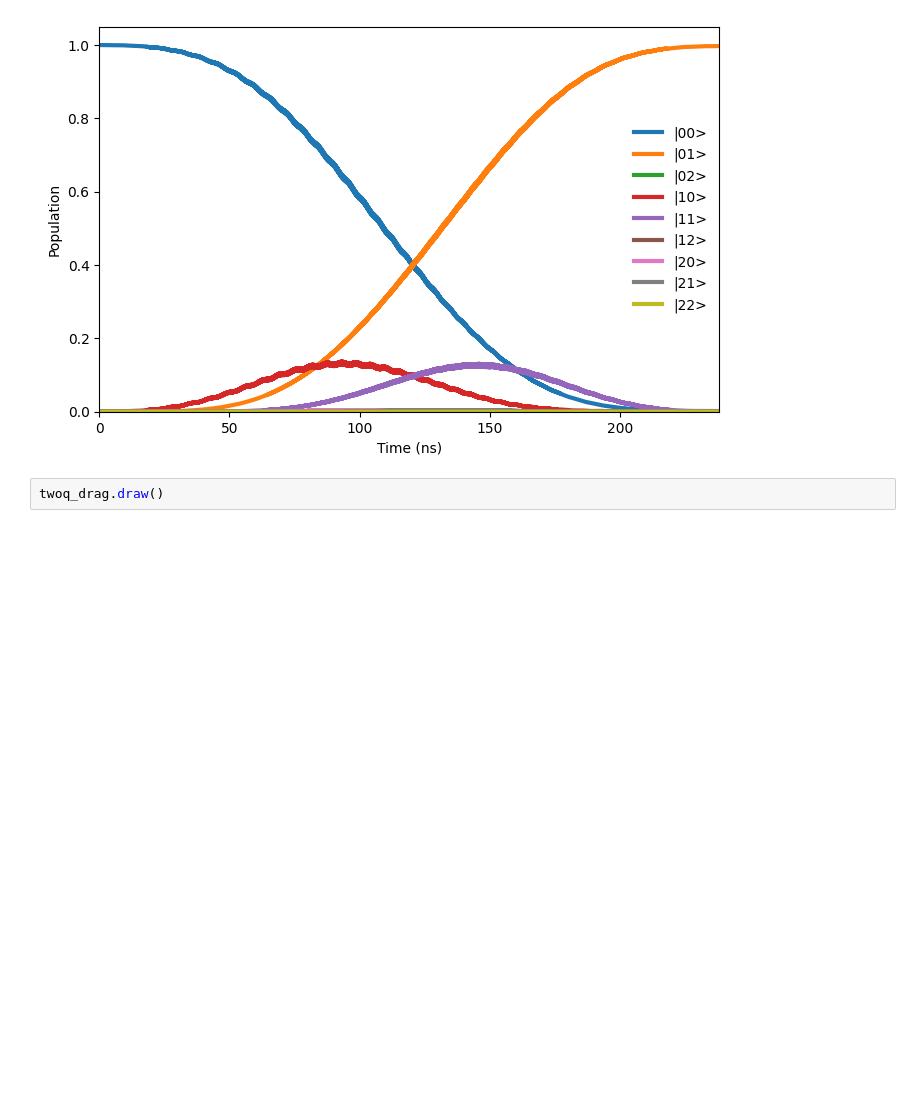
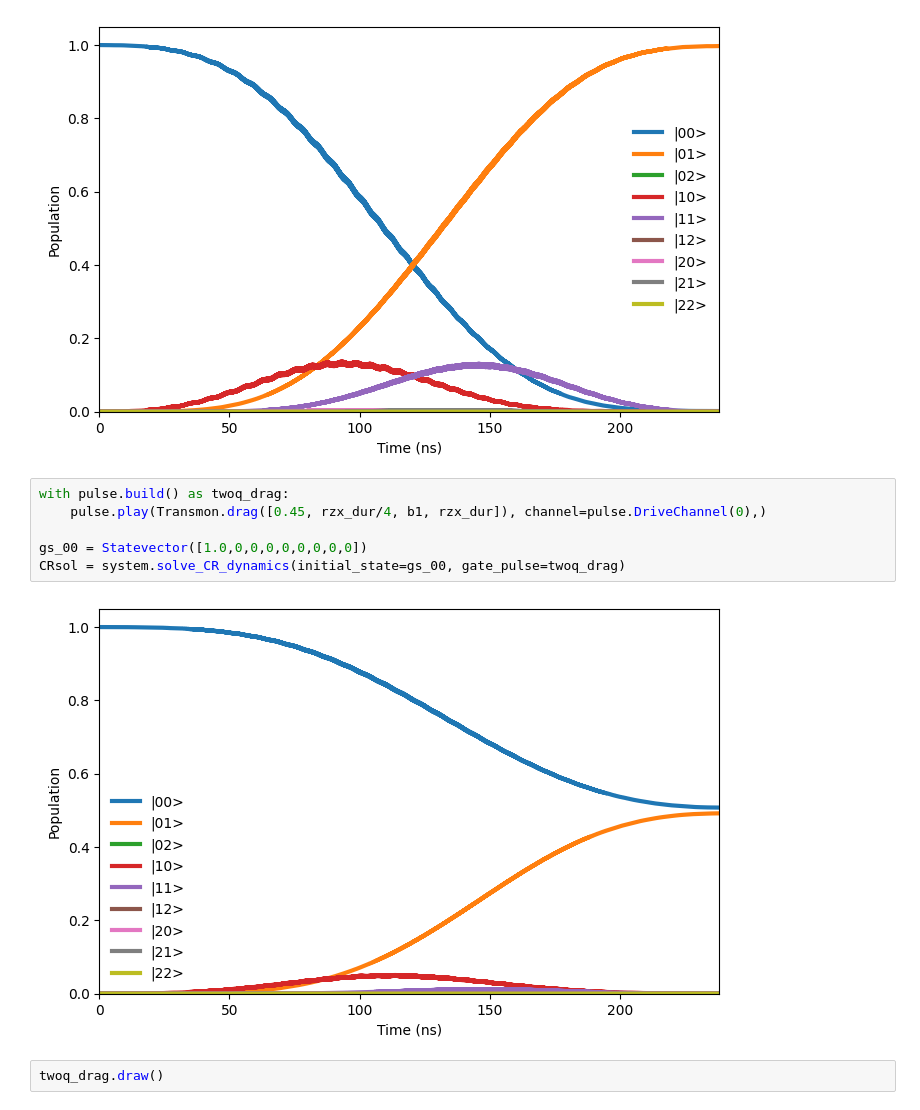
Before and after one commit to kapil-d/transmon-sim, a Jupyter notebook: two_transmon_gates.ipynb, the cells around one changed output. Saved outputs shown, nothing was run; the diff lists cells and outputs as text; blank space fills up the shorter version.

Commit message:
new graphs

```diff
--- a/two_transmon_gates.ipynb
+++ b/two_transmon_gates.ipynb
@@ -341,6 +341,14 @@ gs_00 = Statevector([1.0,0,0,0,0,0,0,0,0])
 CRsol = system.solve_CR_dynamics(initial_state=gs_00, gate_pulse=twoq_drag)
 # %% [output]
 [figure]
+# %%
+with pulse.build() as twoq_drag:
+    pulse.play(Transmon.drag([0.45, rzx_dur/4, b1, rzx_dur]), channel=pulse.DriveChannel(0),)
+
+gs_00 = Statevector([1.0,0,0,0,0,0,0,0,0])
+CRsol = system.solve_CR_dynamics(initial_state=gs_00, gate_pulse=twoq_drag)
+# %% [output]
+[figure, added]
 # %%
 twoq_drag.draw()
 # %% [output]
```
